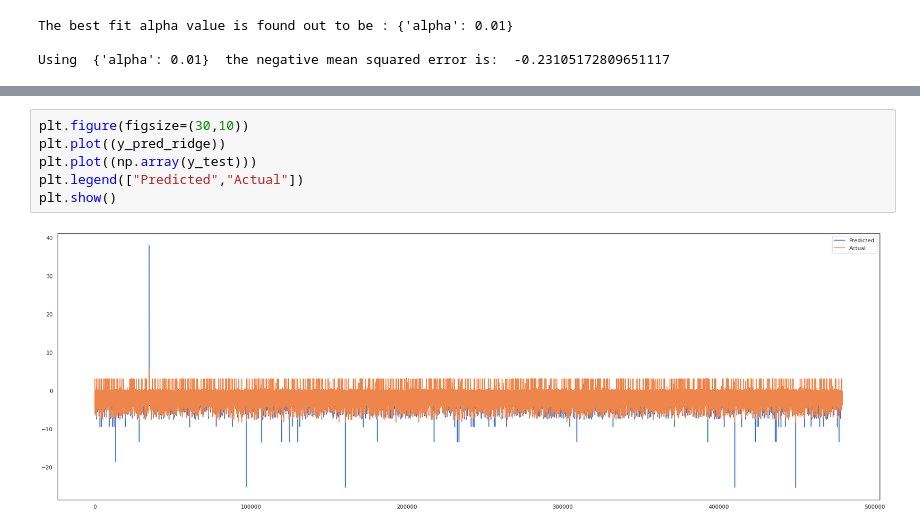
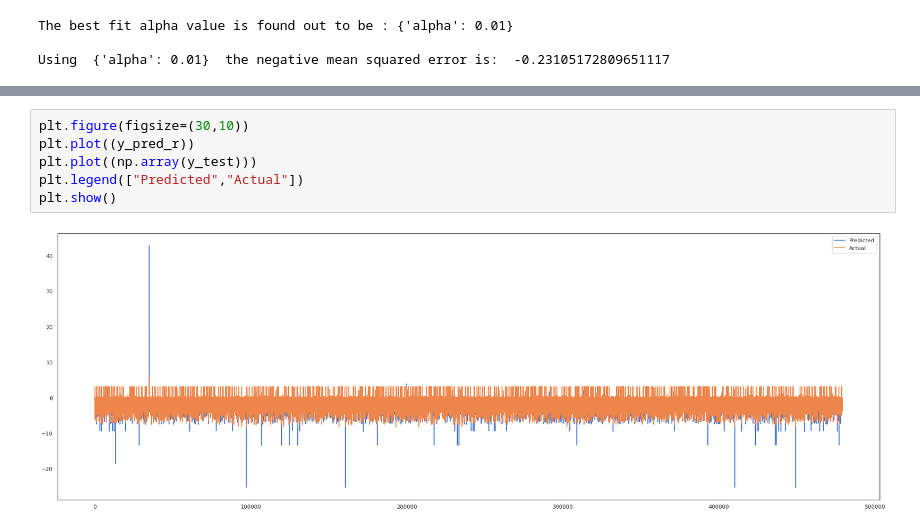
Before and after one commit to kiran2424/NYC-Taxi-Trip-Time-Prediction, a Jupyter notebook: NYC_Taxi_Trip_Time_Prediction_Capstone_Project.ipynb, the cells around one changed output, grey strips where cells are left out. Drawn from its saved outputs; the diff is of its cells as text.

```diff
--- a/NYC_Taxi_Trip_Time_Prediction_Capstone_Project.ipynb
+++ b/NYC_Taxi_Trip_Time_Prediction_Capstone_Project.ipynb
@@ -984,8 +970,8 @@ Adjusted R2 :  -2.891579134355404e+63
 # %%
 plt.figure(figsize=(30,10))
-plt.plot((y_pred_ridge))
+plt.plot((y_pred_r))
 plt.plot((np.array(y_test)))
 plt.legend(["Predicted","Actual"])
 plt.show()
 # %% [output]
-[figure, old version]
+[figure, new version]
```
Also changed, not shown: parts of 21 cells of this notebook.
